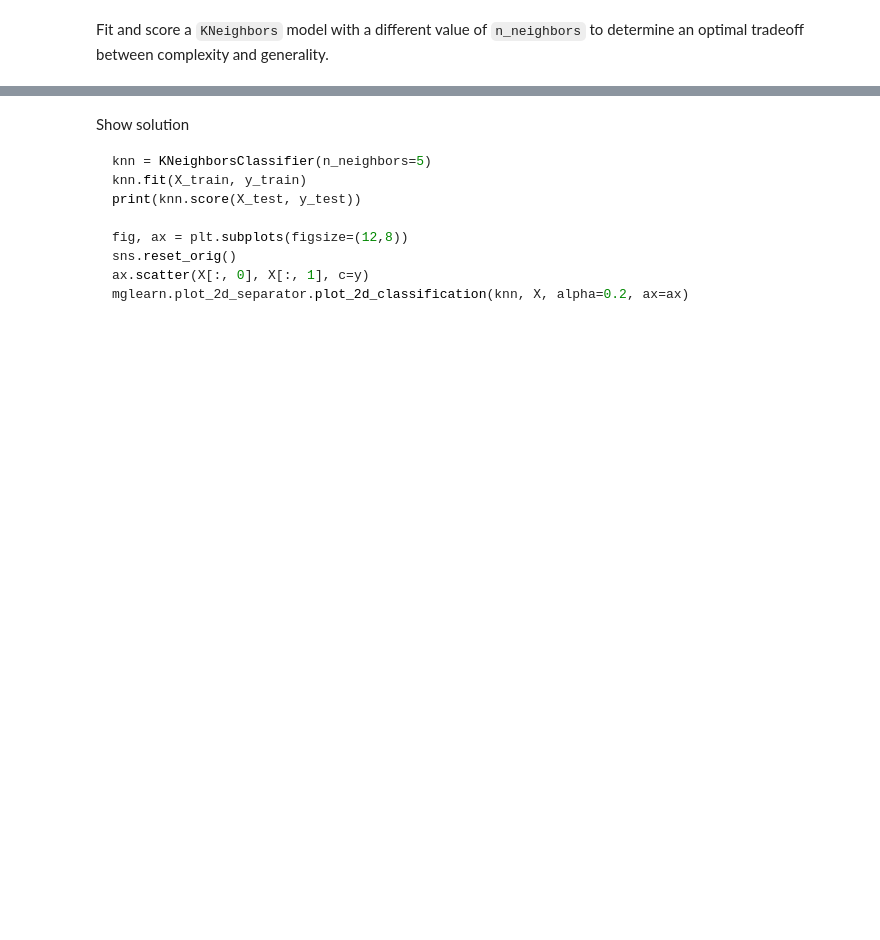
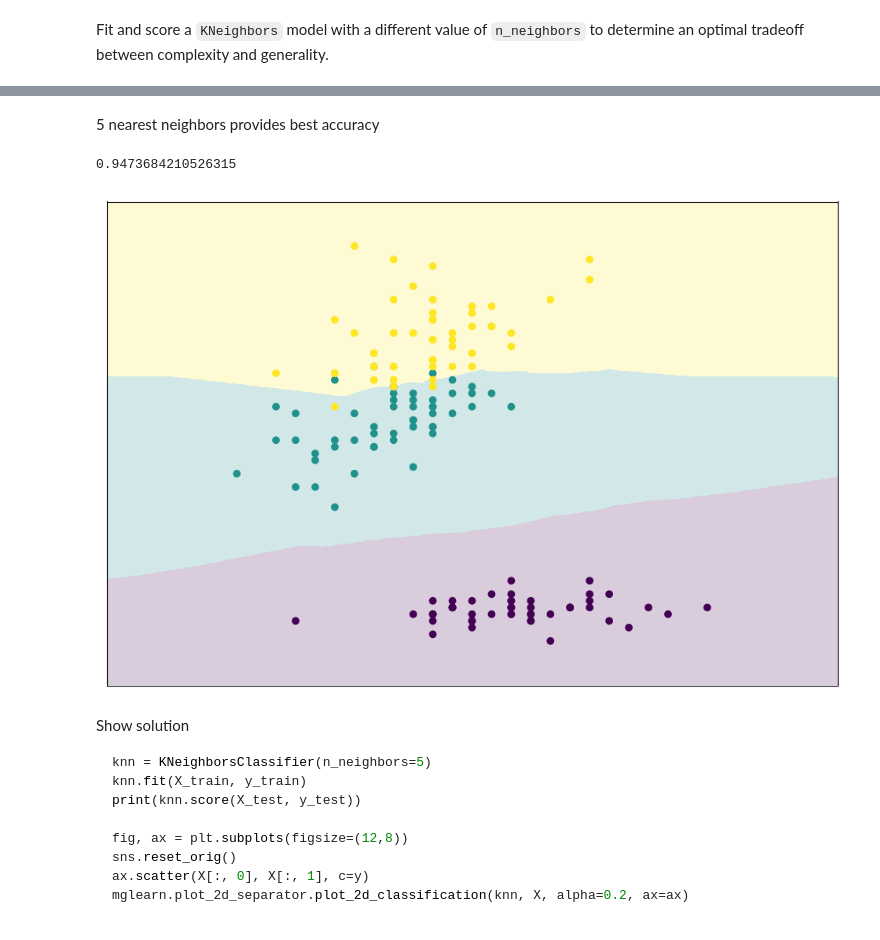
Before and after one commit to owentemple/data-science, a Jupyter notebook: anacondacon/AnacondaCon-SciKit-Learn/notebooks/Supervised.ipynb, the cells around one changed output, grey strips where cells are left out. Cells and saved outputs as stored; diff of their text form; code cells hidden in the pictures; blank space fills up the shorter version.

```diff
--- a/anacondacon/AnacondaCon-SciKit-Learn/notebooks/Supervised.ipynb
+++ b/anacondacon/AnacondaCon-SciKit-Learn/notebooks/Supervised.ipynb
@@ -364,0 +366,6 @@ Fit and score a `KNeighbors` model with a different value of `n_neighbors` to de
+# %%
+for i in range(1,15):
+    knn = KNeighborsClassifier(n_neighbors=i, metric="minkowski")
+    knn.fit(X_train, y_train)
+    score = knn.score(X_test, y_test)
+    print(i, score)
@@ -365,3 +387,17 @@ Fit and score a `KNeighbors` model with a different value of `n_neighbors` to de
+# %% [markdown]
+5 nearest neighbors provides best accuracy
+# %%
+knn = KNeighborsClassifier(n_neighbors=5)
+knn.fit(X_train, y_train)
+print(knn.score(X_test, y_test))
+
+fig, ax = plt.subplots(figsize=(12,8))
+sns.reset_orig()
+ax.scatter(X[:, 0], X[:, 1], c=y)
+mglearn.plot_2d_separator.plot_2d_classification(knn, X, alpha=0.2, ax=ax)
+# %% [output]
+0.9473684210526315
+[figure, added]
 # %% [markdown]
 <button data-toggle="collapse" data-target="#code2" class='btn btn-primary'>Show solution</button>
 
```
Also changed, not shown: parts of 3 cells of this notebook, 1 other file.
